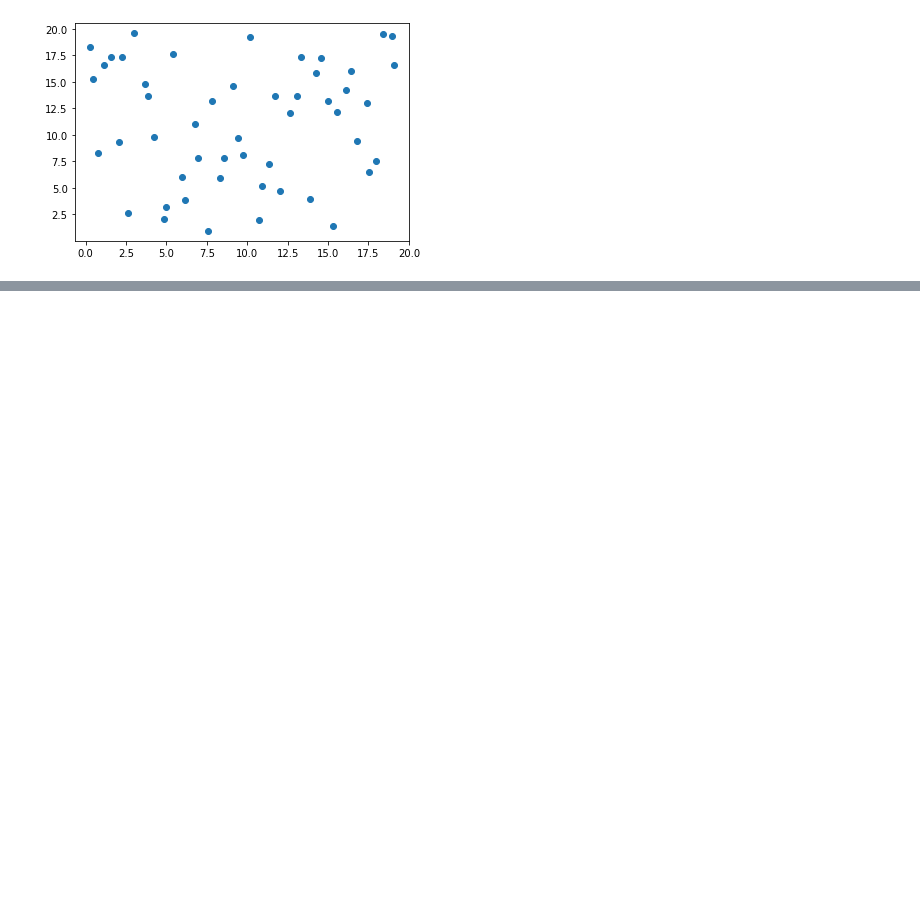
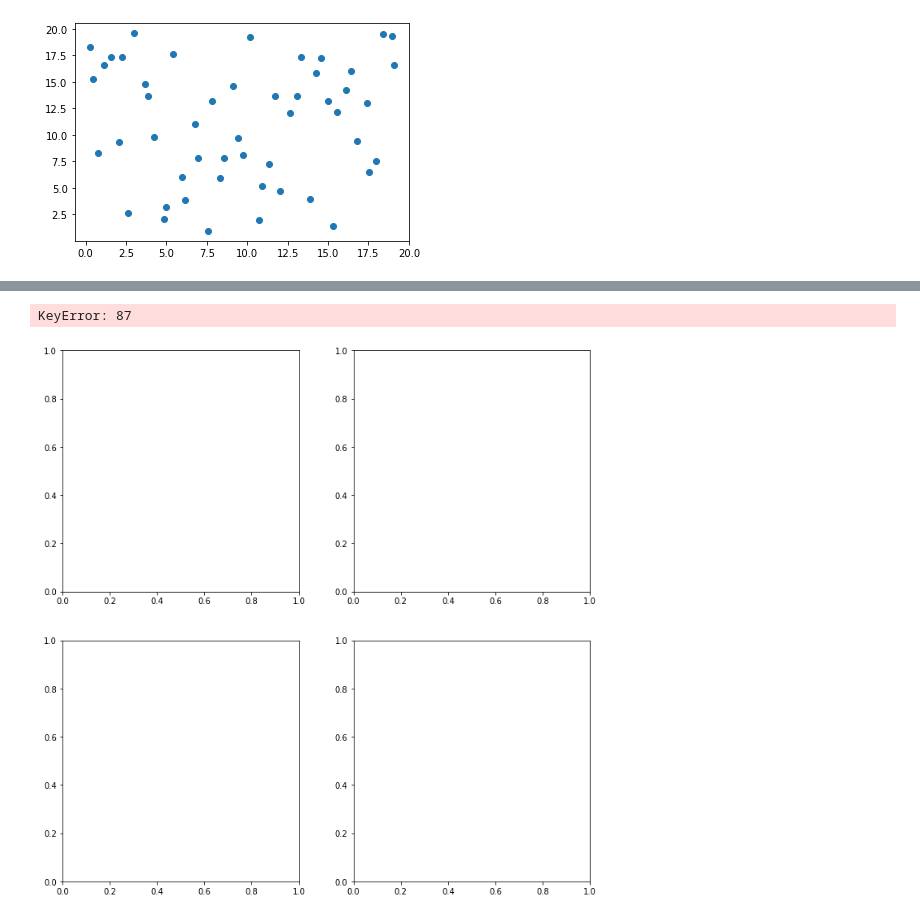
Before and after one commit to svenvdpost/natural-computing, a Jupyter notebook: 4_3.ipynb, the cells around one changed output, grey strips where cells are left out. Cells and saved outputs as stored; diff of their text form; code cells hidden in the pictures; blank space fills up the shorter version.

```diff
--- a/4_3.ipynb
+++ b/4_3.ipynb
@@ -150,7 +155,7 @@ def fittest_route(routes):
     return routes[best_route_index], fitness[best_route_index]
 # %%
 
-def evolve_route(population, tournament_size, pc, u):
+def evolve_route(tspmap : TSPmap, population, tournament_size, pc, u):
     """
     run simple Evolution Algorithm on a population of lists
     num_generations = number of generations
@@ -164,7 +169,7 @@ def evolve_route(population, tournament_size, pc, u):
     breeding_population = []
     while len(breeding_population) <= len(population):
         pool = random.sample(population, tournament_size)
-        fitness = list(map((lambda r: tsp_map.route_fitness(r)), pool))
+        fitness = list(map((lambda r: tspmap.route_fitness(r)), pool))
         best_route_index = np.argmax(fitness)
         breeding_population.append(pool[best_route_index])
 
@@ -298,10 +331,0 @@ print(best_route_fitness)
-# %%
-N = 500
-population = tsp_map.generate_routes(N)
-num_generations = 1500
-tournament_size = 2
-
-pc = 0.1 # crossover probability
-u = 0.01 # mutation rate
-
-population = evolution_algorithm(population, num_generations, tournament_size, pc, u, True, False)
@@ -318,0 +353,5 @@ print(best_route_fitness)
+# %%
+run_ea_and_plot_results(berlin_map, number_of_runs, N, num_generations, tournament_size, pc, u)
+# %% [output]
+KeyError: 87
+[figure, added]
```
Also changed, not shown: parts of 14 cells of this notebook.
